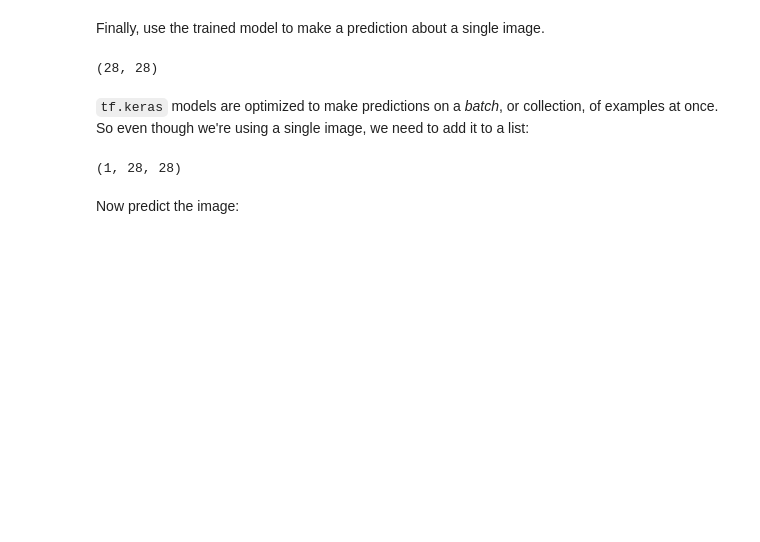
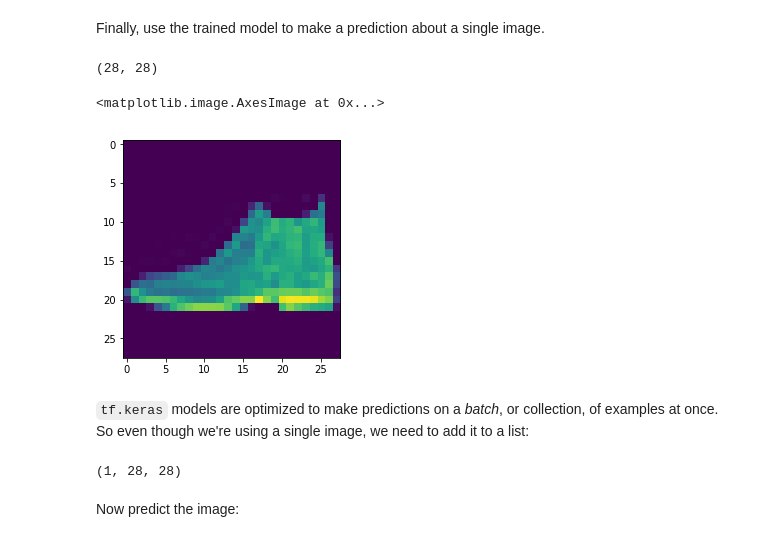
Before and after one commit to ndexter/DLforCompMath, a Jupyter notebook: Tutorial2/basic_classification.ipynb, the cells around one changed output. Saved outputs shown, nothing was run; the diff lists cells and outputs as text; code cells hidden in the pictures; blank space fills up the shorter version.

```diff
--- a/Tutorial2/basic_classification.ipynb
+++ b/Tutorial2/basic_classification.ipynb
@@ -398,10 +404,13 @@ Finally, use the trained model to make a prediction about a single image.
 # %%
 # Grab an image from the test dataset
 img = test_images[0]
 
 print(img.shape)
+plt.imshow(img)
 # %% [output]
 (28, 28)
+<matplotlib.image.AxesImage at 0x...>
+[figure, added]
 # %% [markdown]
 `tf.keras` models are optimized to make predictions on a *batch*, or collection, of examples at once. So even though we're using a single image, we need to add it to a list:
 # %%
```
Also changed, not shown: parts of 10 cells of this notebook, 2 other files.
